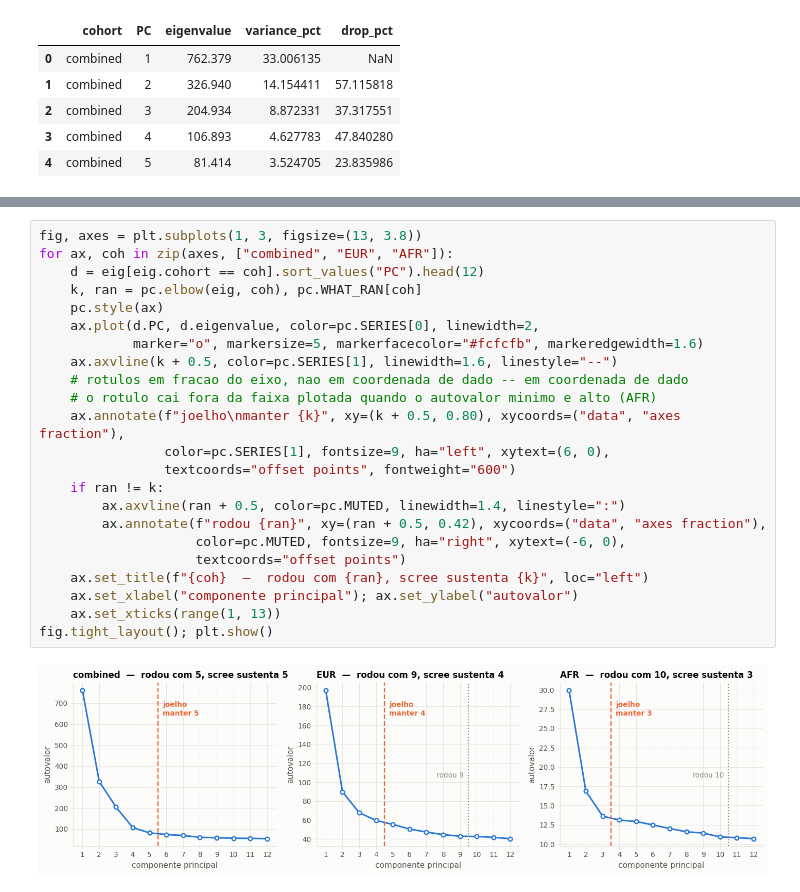
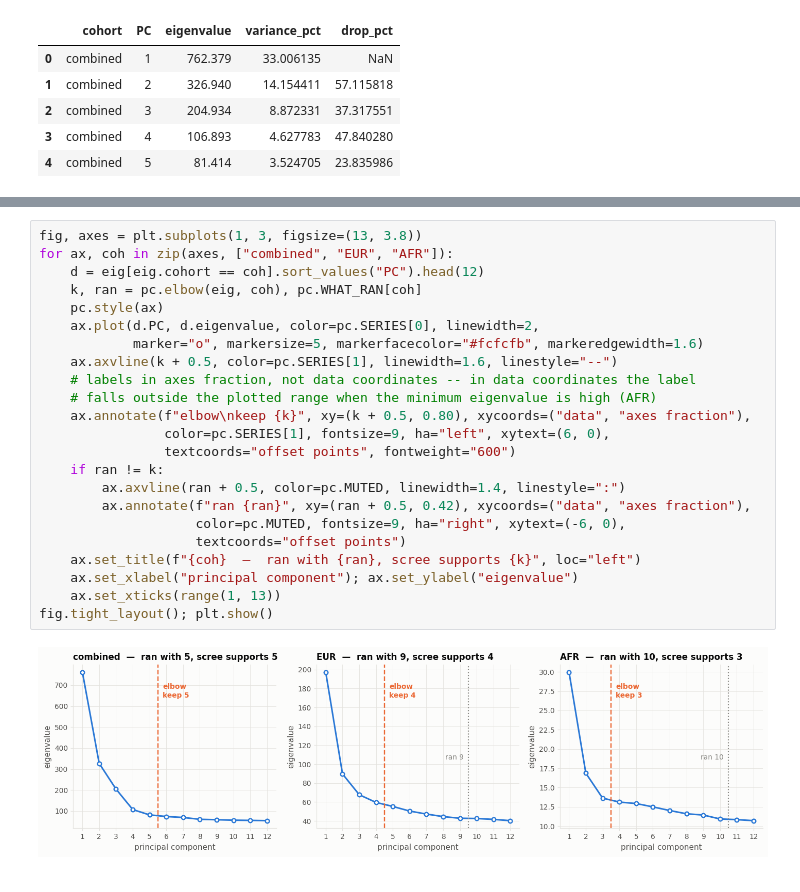
Before and after one commit to HallLab/hearing-loss-genomics, a Jupyter notebook: analysis/elena_replication/phase_3/scripts/01_pc_selection.ipynb, the cells around one changed output, grey strips where cells are left out. Cells and saved outputs as stored; diff of their text form.

```diff
--- a/analysis/elena_replication/phase_3/scripts/01_pc_selection.ipynb
+++ b/analysis/elena_replication/phase_3/scripts/01_pc_selection.ipynb
@@ -45,25 +46,25 @@ Uma série por painel, então sem legenda — o título nomeia a coorte.
 # %%
 fig, axes = plt.subplots(1, 3, figsize=(13, 3.8))
 for ax, coh in zip(axes, ["combined", "EUR", "AFR"]):
     d = eig[eig.cohort == coh].sort_values("PC").head(12)
     k, ran = pc.elbow(eig, coh), pc.WHAT_RAN[coh]
     pc.style(ax)
     ax.plot(d.PC, d.eigenvalue, color=pc.SERIES[0], linewidth=2,
             marker="o", markersize=5, markerfacecolor="#fcfcfb", markeredgewidth=1.6)
     ax.axvline(k + 0.5, color=pc.SERIES[1], linewidth=1.6, linestyle="--")
-    # rotulos em fracao do eixo, nao em coordenada de dado -- em coordenada de dado
-    # o rotulo cai fora da faixa plotada quando o autovalor minimo e alto (AFR)
-    ax.annotate(f"joelho\nmanter {k}", xy=(k + 0.5, 0.80), xycoords=("data", "axes fraction"),
+    # labels in axes fraction, not data coordinates -- in data coordinates the label
+    # falls outside the plotted range when the minimum eigenvalue is high (AFR)
+    ax.annotate(f"elbow\nkeep {k}", xy=(k + 0.5, 0.80), xycoords=("data", "axes fraction"),
                 color=pc.SERIES[1], fontsize=9, ha="left", xytext=(6, 0),
                 textcoords="offset points", fontweight="600")
     if ran != k:
         ax.axvline(ran + 0.5, color=pc.MUTED, linewidth=1.4, linestyle=":")
-        ax.annotate(f"rodou {ran}", xy=(ran + 0.5, 0.42), xycoords=("data", "axes fraction"),
+        ax.annotate(f"ran {ran}", xy=(ran + 0.5, 0.42), xycoords=("data", "axes fraction"),
                     color=pc.MUTED, fontsize=9, ha="right", xytext=(-6, 0),
                     textcoords="offset points")
-    ax.set_title(f"{coh}  —  rodou com {ran}, scree sustenta {k}", loc="left")
-    ax.set_xlabel("componente principal"); ax.set_ylabel("autovalor")
+    ax.set_title(f"{coh}  —  ran with {ran}, scree supports {k}", loc="left")
+    ax.set_xlabel("principal component"); ax.set_ylabel("eigenvalue")
     ax.set_xticks(range(1, 13))
 fig.tight_layout(); plt.show()
 # %% [output]
-[figure, old version]
+[figure, new version]
```
Also changed, not shown: parts of 21 cells of this notebook, 2 other files.
